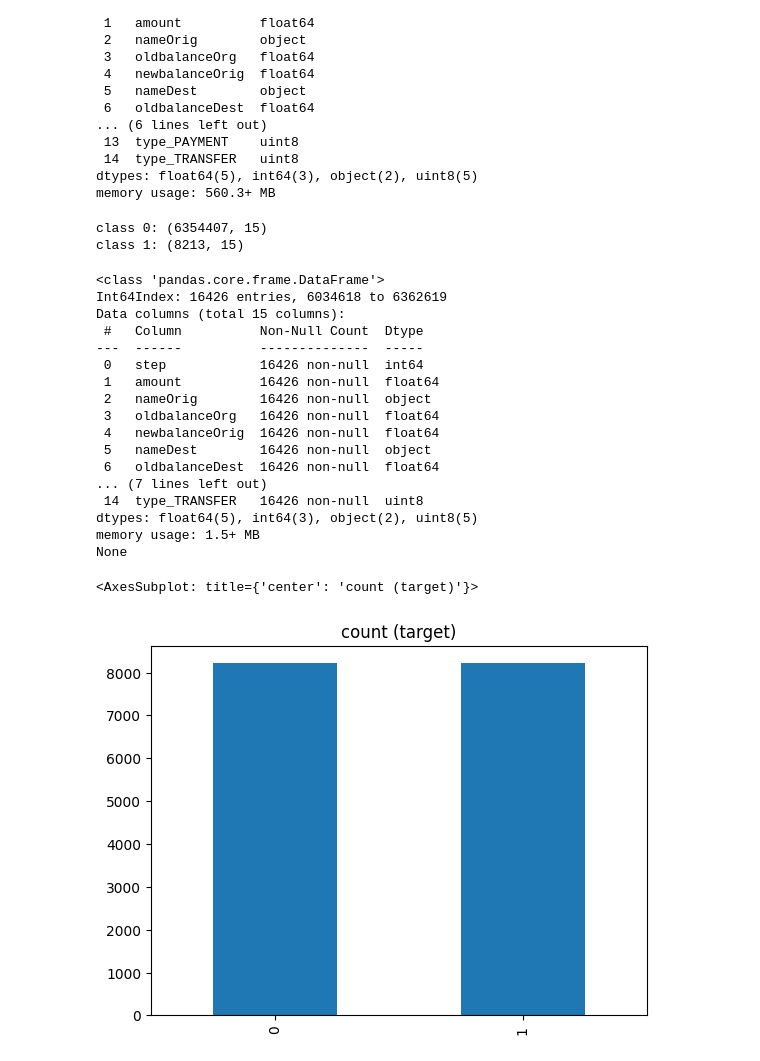
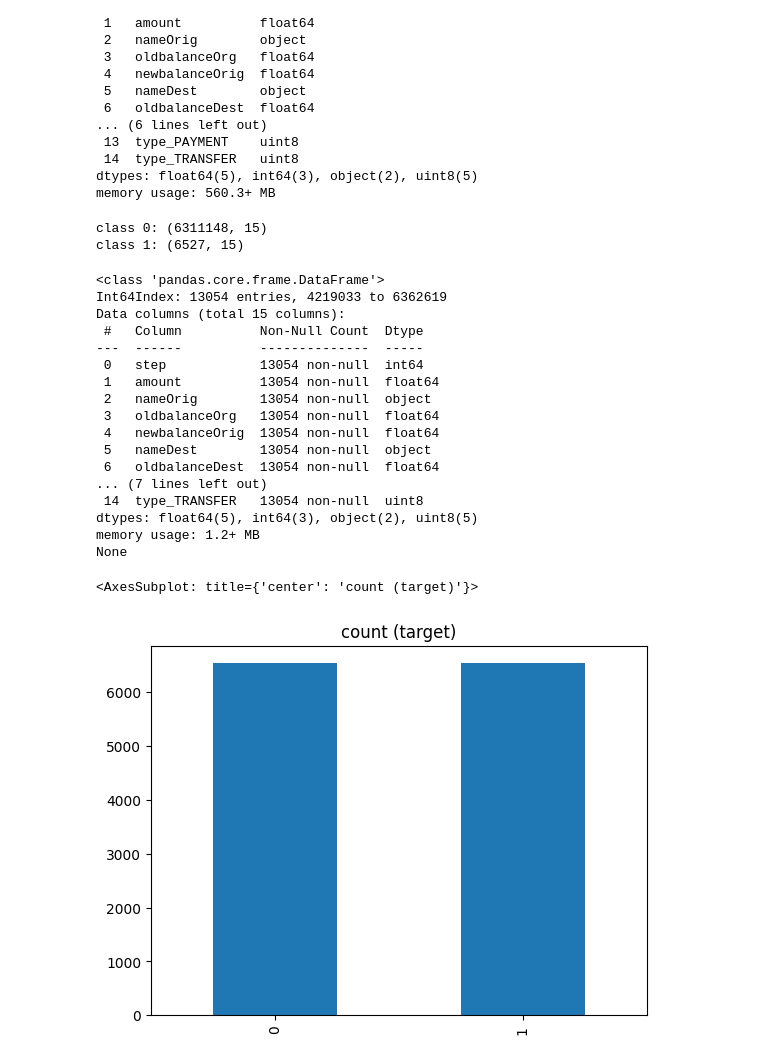
Before and after one commit to yjmszhu/project, a Jupyter notebook: online_payment_fraud_detection/online_payment_fraud_detection.ipynb, the cells around one changed output. Drawn from its saved outputs; the diff is of its cells as text; code cells hidden in the pictures.

```diff
--- a/online_payment_fraud_detection/online_payment_fraud_detection.ipynb
+++ b/online_payment_fraud_detection/online_payment_fraud_detection.ipynb
@@ -324,42 +324,42 @@ dtypes: float64(5), int64(3), object(2), uint8(5)
 memory usage: 560.3+ MB
 # %%
 ## balance the dataset
-nisFraud_0, nisFraud_1 = dffraud_op['isFraud'].value_counts()
+nisFraud_0, nisFraud_1 = dffraud_op_out['isFraud'].value_counts()
 
 # Separate class
-isFraud_0 = dffraud_op[dffraud_op['isFraud'] == 0]
-isFraud_1 = dffraud_op[dffraud_op['isFraud'] == 1]# print the shape of the class
+isFraud_0 = dffraud_op_out[dffraud_op_out['isFraud'] == 0]
+isFraud_1 = dffraud_op_out[dffraud_op_out['isFraud'] == 1]# print the shape of the class
 print('class 0:', isFraud_0.shape)
 print('class 1:', isFraud_1.shape)
 
 isFraud_0_under = isFraud_0.sample(nisFraud_1)
-bdffraud_op = pd.concat([isFraud_0_under,isFraud_1],axis=0)
+bdffraud_op_out = pd.concat([isFraud_0_under,isFraud_1],axis=0)
 # %% [output]
-class 0: (6354407, 15)
-class 1: (8213, 15)
+class 0: (6311148, 15)
+class 1: (6527, 15)
 # %%
 ## balanced data
-print(bdffraud_op.info())
-bdffraud_op['isFraud'].value_counts().plot(kind='bar', title='count (target)')
+print(bdffraud_op_out.info())
+bdffraud_op_out['isFraud'].value_counts().plot(kind='bar', title='count (target)')
 # %% [output]
 <class 'pandas.core.frame.DataFrame'>
-Int64Index: 16426 entries, 6034618 to 6362619
+Int64Index: 13054 entries, 4219033 to 6362619
 Data columns (total 15 columns):
  #   Column          Non-Null Count  Dtype
 ---  ------          --------------  -----
- 0   step            16426 non-null  int64
- 1   amount          16426 non-null  float64
- 2   nameOrig        16426 non-null  object
- 3   oldbalanceOrg   16426 non-null  float64
- 4   newbalanceOrig  16426 non-null  float64
- 5   nameDest        16426 non-null  object
- 6   oldbalanceDest  16426 non-null  float64
+ 0   step            13054 non-null  int64
+ 1   amount          13054 non-null  float64
+ 2   nameOrig        13054 non-null  object
+ 3   oldbalanceOrg   13054 non-null  float64
+ 4   newbalanceOrig  13054 non-null  float64
+ 5   nameDest        13054 non-null  object
+ 6   oldbalanceDest  13054 non-null  float64
 ... (7 lines left out)
- 14  type_TRANSFER   16426 non-null  uint8
+ 14  type_TRANSFER   13054 non-null  uint8
 dtypes: float64(5), int64(3), object(2), uint8(5)
-memory usage: 1.5+ MB
+memory usage: 1.2+ MB
 None
 <AxesSubplot: title={'center': 'count (target)'}>
-[figure, old version]
+[figure, new version]
 # %%
 ## set model x and y
```
Also changed, not shown: parts of 7 cells of this notebook.
